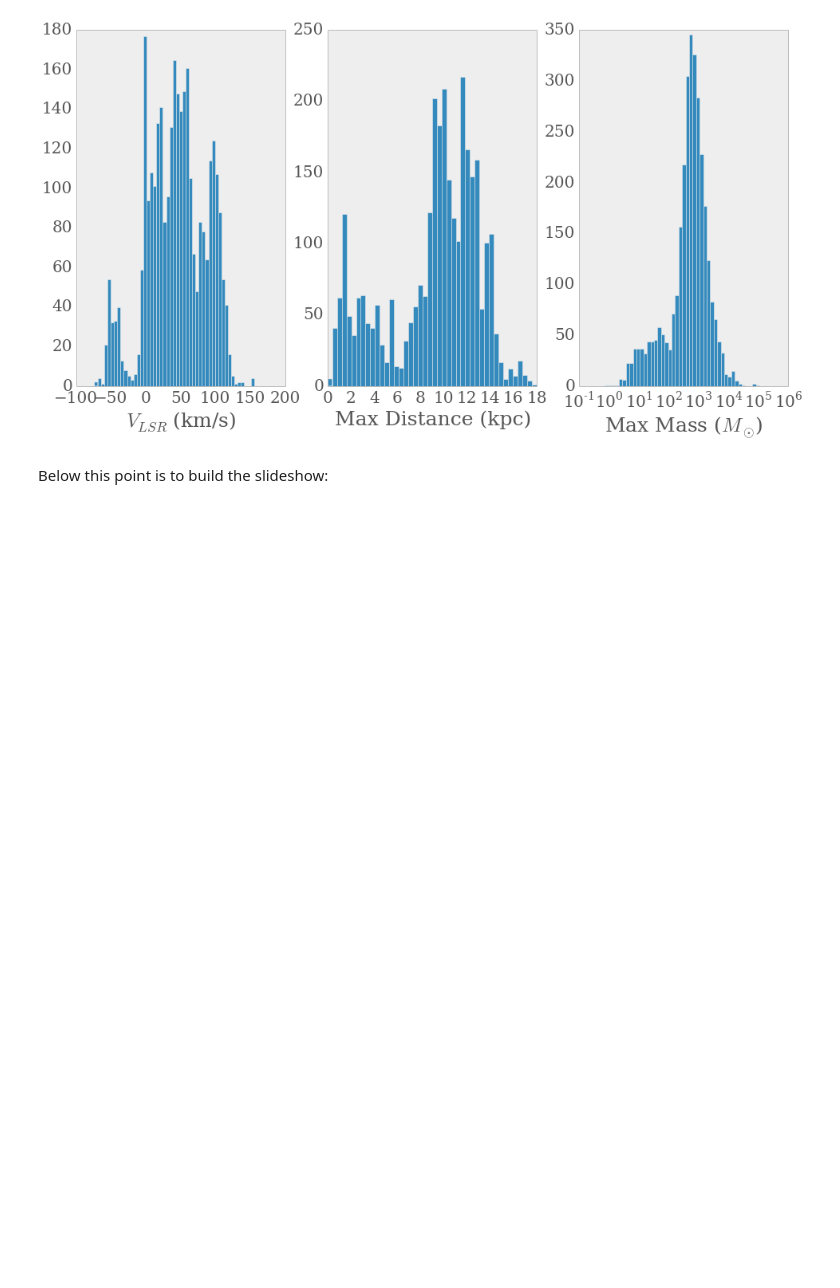
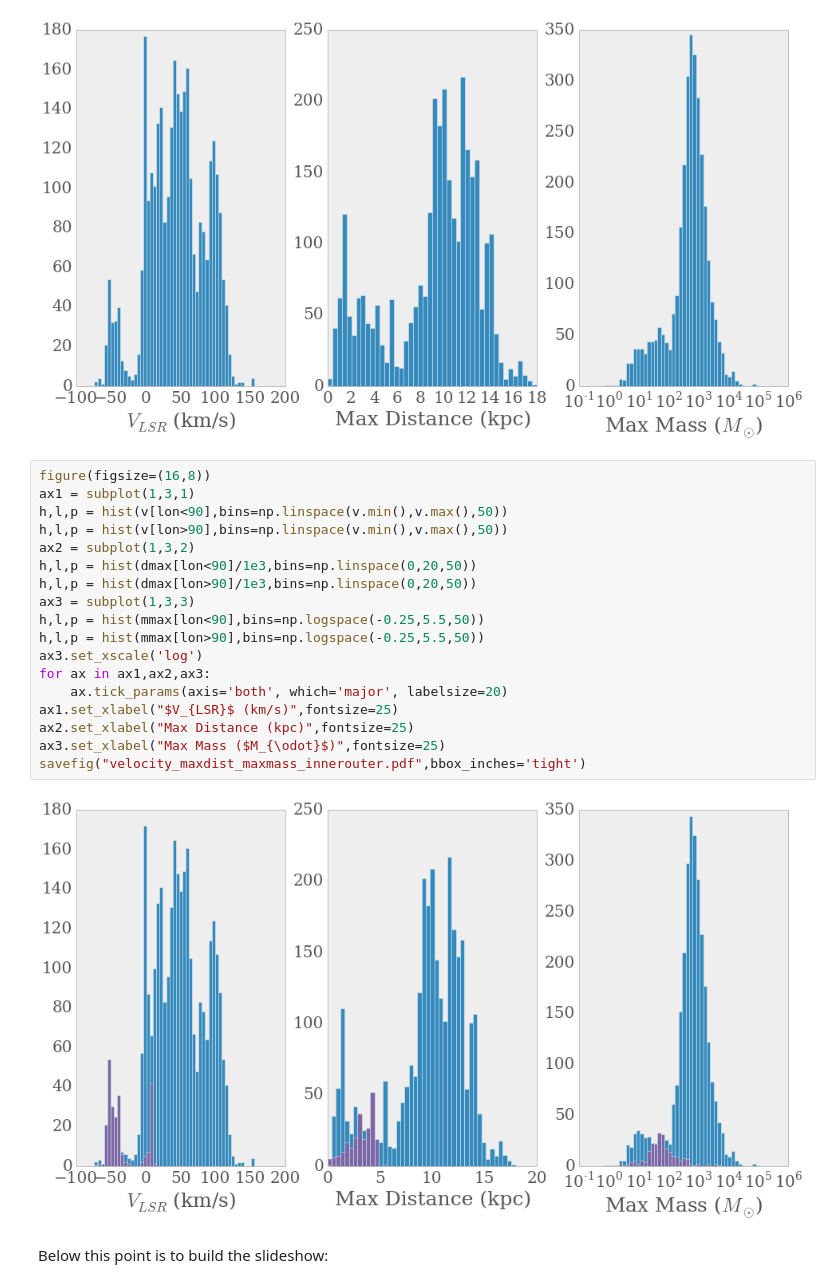
Before and after one commit to keflavich/protoclusterslides, a Jupyter notebook: ModelOfClusterFormation.ipynb, the cells around one changed output. Drawn from its saved outputs; the diff is of its cells as text; blank space fills up the shorter version.

```diff
--- a/ModelOfClusterFormation.ipynb
+++ b/ModelOfClusterFormation.ipynb
@@ -296,6 +311,26 @@ ax3.set_xlabel("Max Mass ($M_{\odot}$)",fontsize=25)
 savefig("velocity_maxdist_maxmass.pdf",bbox_inches='tight')
 # %% [output]
 [figure]
+# %%
+figure(figsize=(16,8))
+ax1 = subplot(1,3,1)
+h,l,p = hist(v[lon<90],bins=np.linspace(v.min(),v.max(),50))
+h,l,p = hist(v[lon>90],bins=np.linspace(v.min(),v.max(),50))
+ax2 = subplot(1,3,2)
+h,l,p = hist(dmax[lon<90]/1e3,bins=np.linspace(0,20,50))
+h,l,p = hist(dmax[lon>90]/1e3,bins=np.linspace(0,20,50))
+ax3 = subplot(1,3,3)
+h,l,p = hist(mmax[lon<90],bins=np.logspace(-0.25,5.5,50))
+h,l,p = hist(mmax[lon>90],bins=np.logspace(-0.25,5.5,50))
+ax3.set_xscale('log')
+for ax in ax1,ax2,ax3:
+    ax.tick_params(axis='both', which='major', labelsize=20)
+ax1.set_xlabel("$V_{LSR}$ (km/s)",fontsize=25)
+ax2.set_xlabel("Max Distance (kpc)",fontsize=25)
+ax3.set_xlabel("Max Mass ($M_{\odot}$)",fontsize=25)
+savefig("velocity_maxdist_maxmass_innerouter.pdf",bbox_inches='tight')
+# %% [output]
+[figure, added]
 # %% [markdown]
 Below this point is to build the slideshow:
 # %%
```
Also changed, not shown: parts of 5 cells of this notebook.
